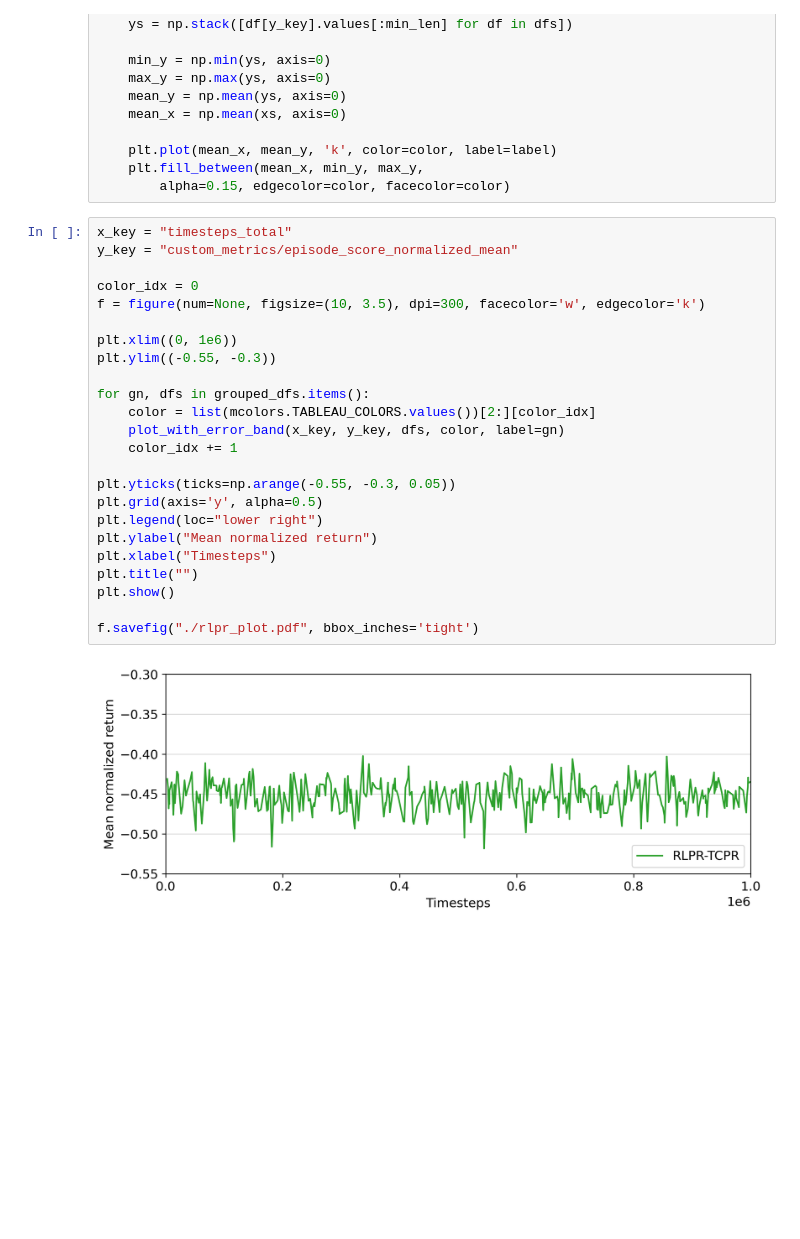
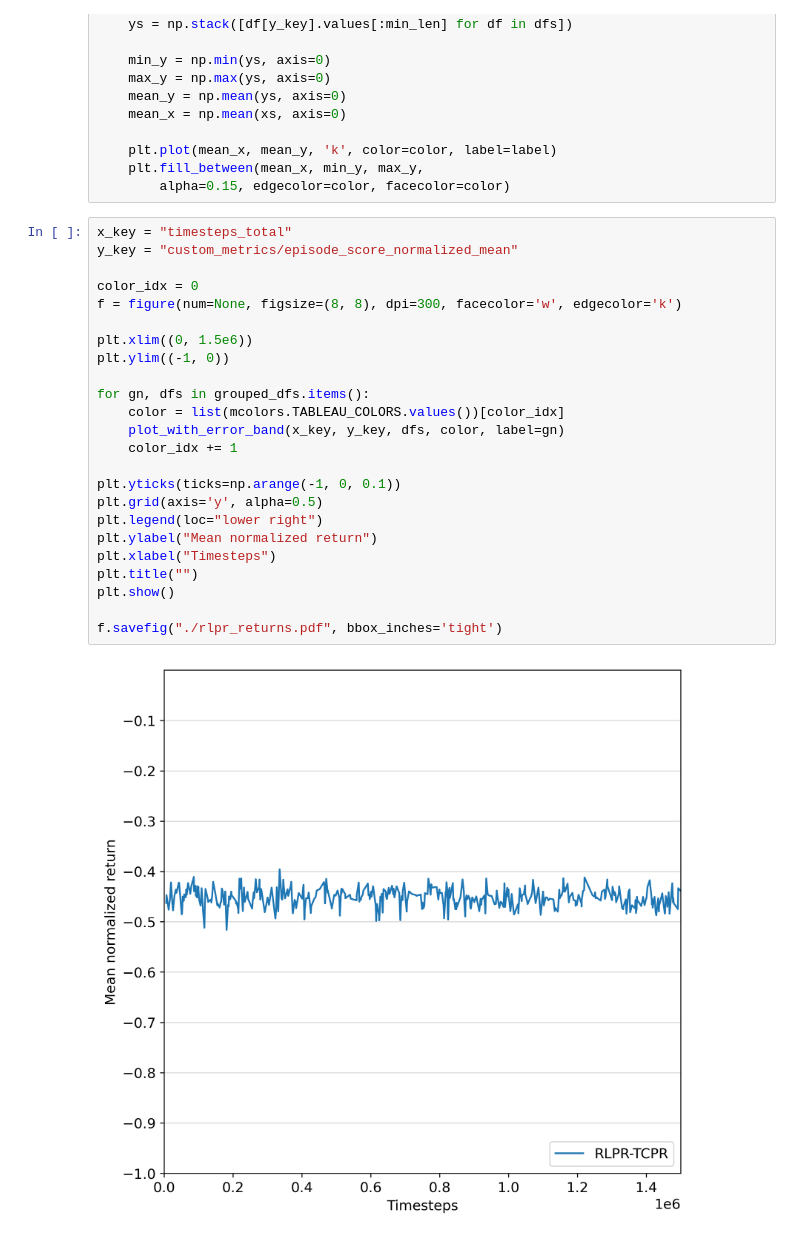
Before and after one commit to wullli/flatlander, a Jupyter notebook: notebooks/plot_baselines.ipynb, the cells around one changed output. Saved outputs shown, nothing was run; the diff lists cells and outputs as text; blank space fills up the shorter version.

```diff
--- a/notebooks/plot_baselines.ipynb
+++ b/notebooks/plot_baselines.ipynb
@@ -59,26 +61,26 @@ def plot_with_error_band(x_key: str, y_key: str,
 # %%
 x_key = "timesteps_total"
 y_key = "custom_metrics/episode_score_normalized_mean"
 
 color_idx = 0
-f = figure(num=None, figsize=(10, 3.5), dpi=300, facecolor='w', edgecolor='k')
+f = figure(num=None, figsize=(8, 8), dpi=300, facecolor='w', edgecolor='k')
 
-plt.xlim((0, 1e6))
-plt.ylim((-0.55, -0.3))
+plt.xlim((0, 1.5e6))
+plt.ylim((-1, 0))
 
 for gn, dfs in grouped_dfs.items():
-    color = list(mcolors.TABLEAU_COLORS.values())[2:][color_idx]
+    color = list(mcolors.TABLEAU_COLORS.values())[color_idx]
     plot_with_error_band(x_key, y_key, dfs, color, label=gn)
     color_idx += 1
 
-plt.yticks(ticks=np.arange(-0.55, -0.3, 0.05))
+plt.yticks(ticks=np.arange(-1, 0, 0.1))
 plt.grid(axis='y', alpha=0.5)
 plt.legend(loc="lower right")
 plt.ylabel("Mean normalized return")
 plt.xlabel("Timesteps")
 plt.title("")
 plt.show()
 
-f.savefig("./rlpr_plot.pdf", bbox_inches='tight')
+f.savefig("./rlpr_returns.pdf", bbox_inches='tight')
 # %% [output]
-[figure, old version]
+[figure, new version]
```
Also changed, not shown: parts of 4 cells of this notebook, 10 other files.
